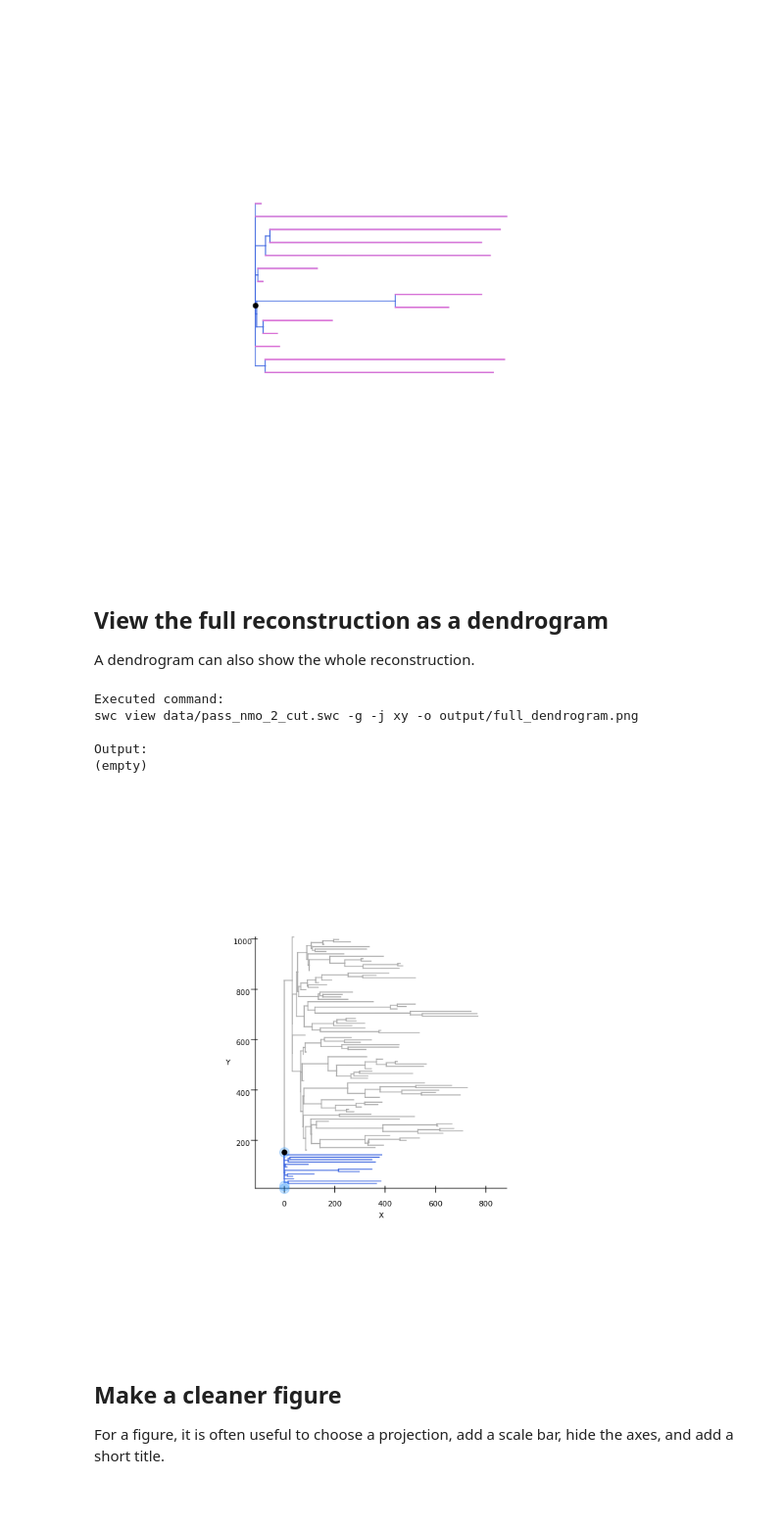
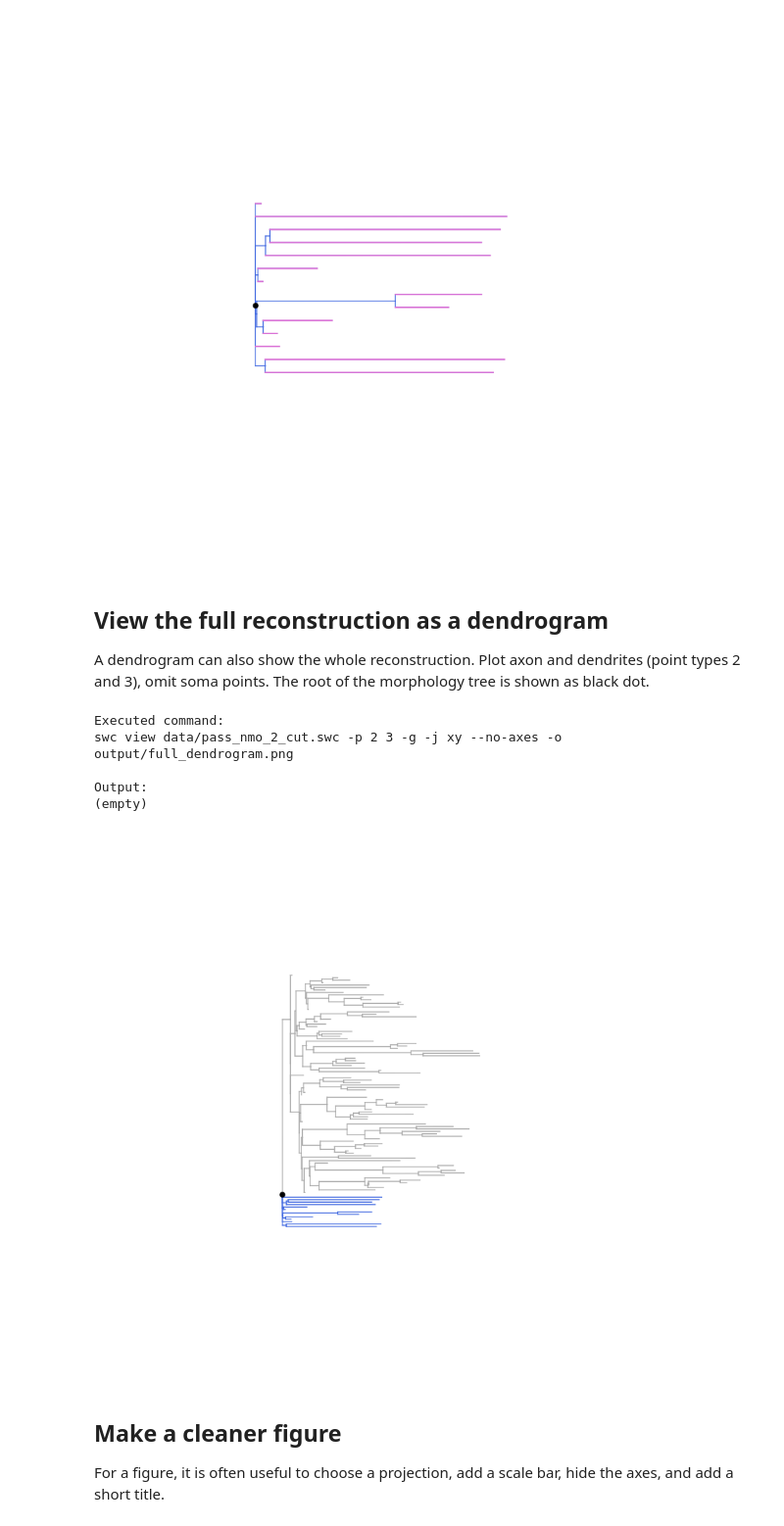
Before and after one commit to a1eko/treem, a Jupyter notebook: tutorials/2_visualize_reconstructions.ipynb, the cells around one changed output. Shown at 98% size. Saved outputs shown, nothing was run; the diff lists cells and outputs as text; code cells hidden in the pictures; blank space fills up the shorter version.

```diff
--- a/tutorials/2_visualize_reconstructions.ipynb
+++ b/tutorials/2_visualize_reconstructions.ipynb
@@ -232,19 +223,19 @@ Output:
 # %% [markdown]
 ## View the full reconstruction as a dendrogram
 
-A dendrogram can also show the whole reconstruction.
+A dendrogram can also show the whole reconstruction. Plot axon and dendrites (point types 2 and 3), omit soma points. The root of the morphology tree is shown as black dot.
 # %%
 shell_cmd(
-    "swc view data/pass_nmo_2_cut.swc -g -j xy -o output/full_dendrogram.png",
+    "swc view data/pass_nmo_2_cut.swc -p 2 3 -g -j xy --no-axes -o output/full_dendrogram.png",
     image="output/full_dendrogram.png",
 )
 # %% [output]
 Executed command:
-swc view data/pass_nmo_2_cut.swc -g -j xy -o output/full_dendrogram.png
+swc view data/pass_nmo_2_cut.swc -p 2 3 -g -j xy --no-axes -o output/full_dendrogram.png
 
 Output:
 (empty)
-[figure, old version]
+[figure, new version]
 # %% [markdown]
 ## Make a cleaner figure
 
```
Also changed, not shown: parts of 4 cells of this notebook, 5 other files.
